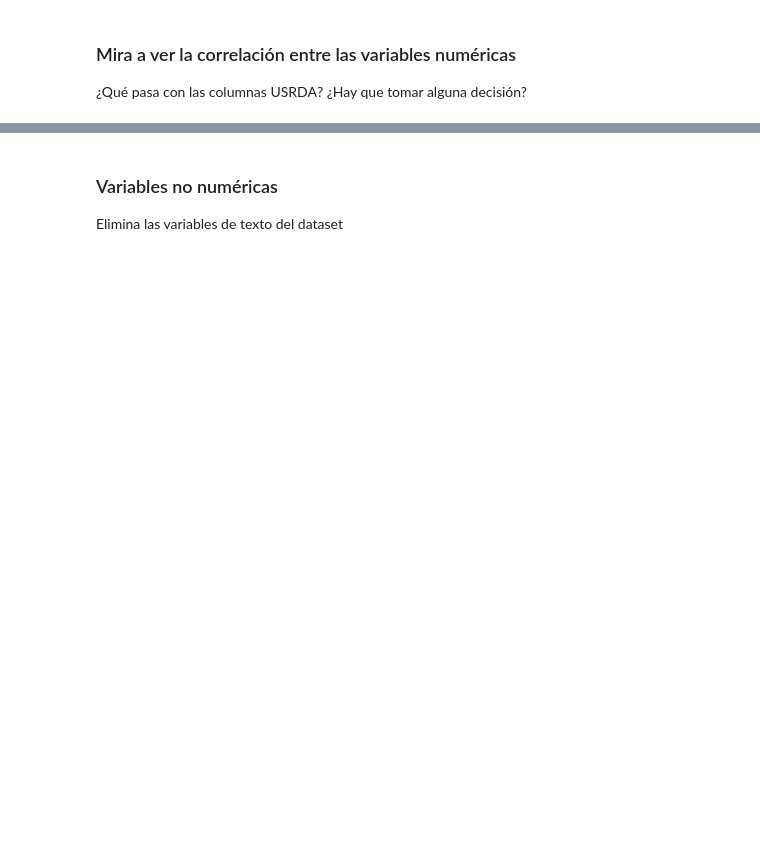
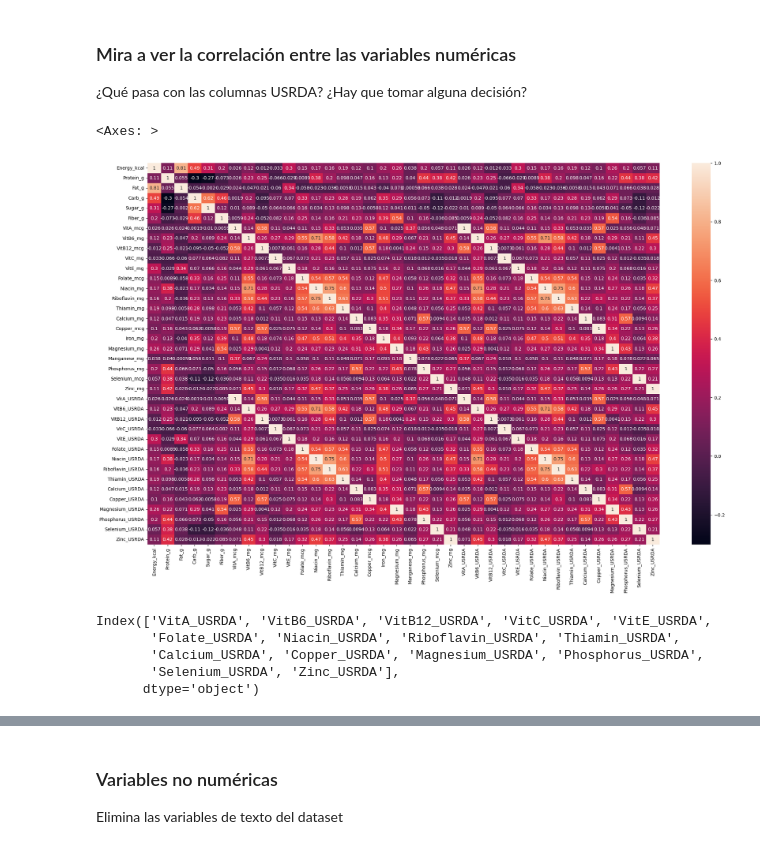
Before and after one commit to MNievas12/2409_dsft_thebridge, a Jupyter notebook: 3-Machine_Learning/2-No_Supervisado/2-PCA/Practica/1_Nutrition PCA.ipynb, the cells around one changed output, grey strips where cells are left out. Cells and saved outputs as stored; diff of their text form; code cells hidden in the pictures; blank space fills up the shorter version.

```diff
--- a/3-Machine_Learning/2-No_Supervisado/2-PCA/Practica/1_Nutrition PCA.ipynb
+++ b/3-Machine_Learning/2-No_Supervisado/2-PCA/Practica/1_Nutrition PCA.ipynb
@@ -10,3 +78,17 @@ Importa las librerías necesarias
 # %% [markdown]
 ### Mira a ver la correlación entre las variables numéricas
 ¿Qué pasa con las columnas USRDA? ¿Hay que tomar alguna decisión?
+# %%
+plt.figure(figsize=(25,15))
+sns.heatmap(df.corr(), annot=True)
+# %% [output]
+<Axes: >
+[figure, added]
+# %%
+df.columns[df.columns.str.contains("USRDA")]
+# %% [output]
+Index(['VitA_USRDA', 'VitB6_USRDA', 'VitB12_USRDA', 'VitC_USRDA', 'VitE_USRDA',
+       'Folate_USRDA', 'Niacin_USRDA', 'Riboflavin_USRDA', 'Thiamin_USRDA',
+       'Calcium_USRDA', 'Copper_USRDA', 'Magnesium_USRDA', 'Phosphorus_USRDA',
+       'Selenium_USRDA', 'Zinc_USRDA'],
+      dtype='object')
```
Also changed, not shown: parts of 28 cells of this notebook, 2 other files.
